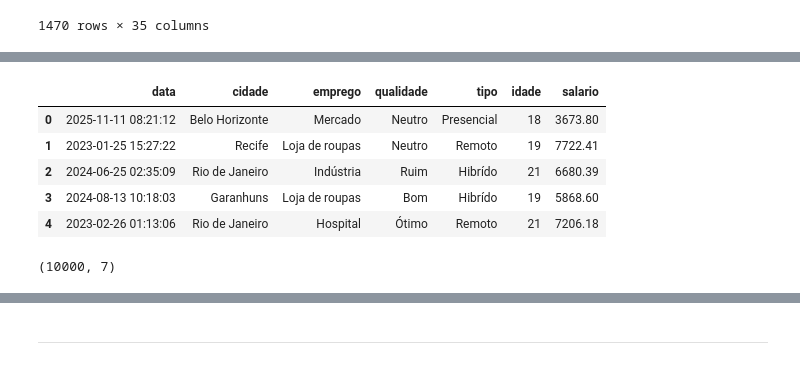
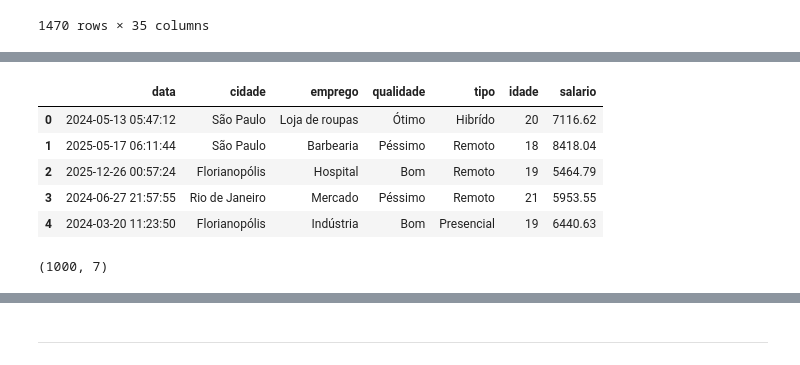
Before and after one commit to AriBarrosFilho/Aprendendo_Python, a Jupyter notebook: teste.ipynb, the cells around one changed output, grey strips where cells are left out. Saved outputs shown, nothing was run; the diff lists cells and outputs as text; code cells hidden in the pictures.

```diff
--- a/teste.ipynb
+++ b/teste.ipynb
@@ -235,5 +186,5 @@ pd.crosstab(index = [df.Gender, df.Attrition], columns = df.Department, normaliz
 # %%
-quantidade = 10_000
+quantidade = 1_000
 
 lista_cidades = ["Florianopólis", "Recife", "Garanhuns", "Rio de Janeiro", "São Paulo", "Curitiba", "Porto Alegre", "Belo Horizonte"]
 mapa_cidade = dict(enumerate([lista_cidades[random.randint(0, len(lista_cidades) - 1)] for _ in range(quantidade)]))
@@ -250,36 +201,36 @@ mapa_tipo_emprego = dict(enumerate([lista_tipo_emprego[random.randint(0, len(lis
 lista_idade = [random.randint(18, 21) for _ in range(quantidade)]
 mapa_idade = dict(enumerate(lista_idade))
 
 ano_minimo = 2023
 ano_maximo = 2025
 lista_data = [datetime(random.randint(ano_minimo, ano_maximo), random.randint(1, 12), random.randint(1, 28), random.randint(0, 23), random.randint(0, 59), random.randint(0, 59)) for _ in range(quantidade)]
 mapa_data = dict(enumerate(lista_data))
 
 media = 6000
 desvio_padrao = 1250
 casas_decimais = 2
 lista_salario = [float(np.round(a = np.random.standard_normal(1) * desvio_padrao + media, decimals = casas_decimais)[0]) for _ in range(quantidade)]
 mapa_salario = dict(enumerate(lista_salario))
 
 dados = {
     "data": mapa_data.values(),
     "cidade": mapa_cidade.values(),
     "emprego": mapa_emprego.values(),
     "qualidade": mapa_qualidade.values(),
     "tipo": mapa_tipo_emprego.values(),
     "idade": mapa_idade.values(),
     "salario": mapa_salario.values(),
 }
 
 df = pd.DataFrame(data = dados)
 
 display(df.head())
 print(df.shape)
 # %% [output]
 |  | data | cidade | emprego | qualidade | tipo | idade | salario |
-| 0 | 2025-11-11 08:21:12 | Belo Horizonte | Mercado | Neutro | Presencial | 18 | 3673.80 |
-| 1 | 2023-01-25 15:27:22 | Recife | Loja de roupas | Neutro | Remoto | 19 | 7722.41 |
-| 2 | 2024-06-25 02:35:09 | Rio de Janeiro | Indústria | Ruim | Hibrído | 21 | 6680.39 |
-| 3 | 2024-08-13 10:18:03 | Garanhuns | Loja de roupas | Bom | Hibrído | 19 | 5868.60 |
-| 4 | 2023-02-26 01:13:06 | Rio de Janeiro | Hospital | Ótimo | Remoto | 21 | 7206.18 |
+| 0 | 2024-05-13 05:47:12 | São Paulo | Loja de roupas | Ótimo | Hibrído | 20 | 7116.62 |
+| 1 | 2025-05-17 06:11:44 | São Paulo | Barbearia | Péssimo | Remoto | 18 | 8418.04 |
+| 2 | 2025-12-26 00:57:24 | Florianopólis | Hospital | Bom | Remoto | 19 | 5464.79 |
+| 3 | 2024-06-27 21:57:55 | Rio de Janeiro | Mercado | Péssimo | Remoto | 21 | 5953.55 |
+| 4 | 2024-03-20 11:23:50 | Florianopólis | Indústria | Bom | Presencial | 19 | 6440.63 |
-(10000, 7)
+(1000, 7)
```
Also changed, not shown: parts of 13 cells of this notebook, 12 other files.
